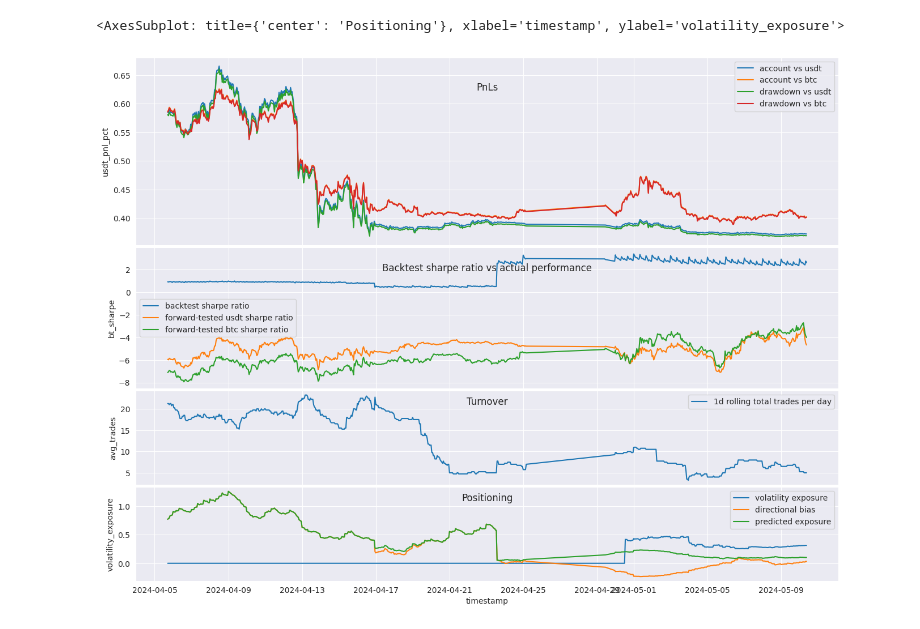
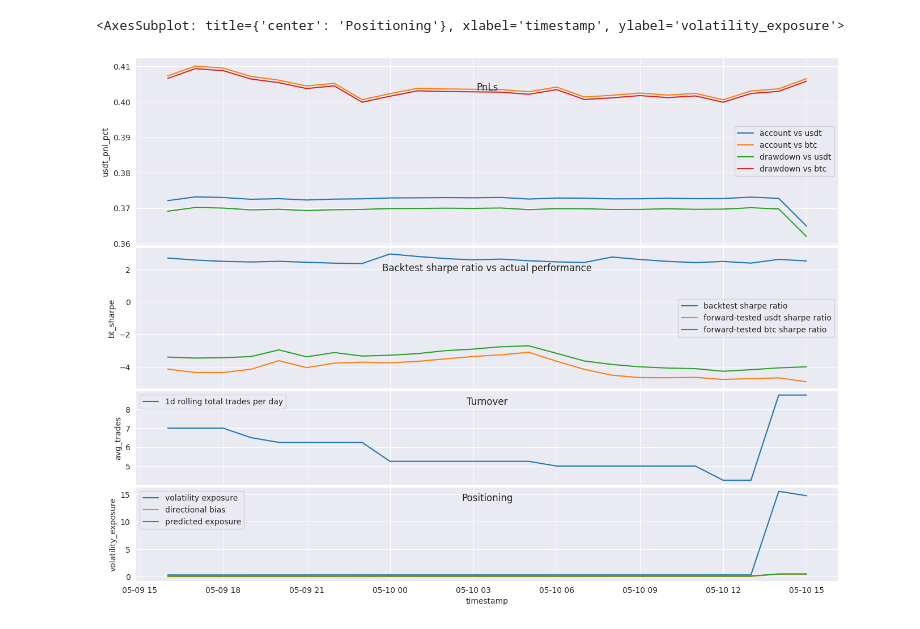
Before and after one commit to codebiscuits/modular_trader, a Jupyter notebook: continuous/inspect_session_records.ipynb, the cells around one changed output. Saved outputs shown, nothing was run; the diff lists cells and outputs as text; code cells hidden in the pictures.

```diff
--- a/continuous/inspect_session_records.ipynb
+++ b/continuous/inspect_session_records.ipynb
@@ -37,32 +37,32 @@ sr = sr.with_columns(
     sr_3.alias('volatility_exposure'),
     bias.alias('bias'),
     pred_exp.alias('pred_exp')
-).tail(720)
+).tail(24)
 
 fig, ax = plt.subplots(nrows=4, figsize=(16, 12), gridspec_kw=dict(height_ratios=[4, 3, 2, 2]), sharex=True)
 fig.subplots_adjust(hspace = 0.02)
 ax[0].set_title('PnLs', y=0.8)
 ax[1].set_title('Backtest sharpe ratio vs actual performance', y=0.8)
 ax[2].set_title('Turnover', y=0.8)
 ax[3].set_title('Positioning', y=0.8)
 
 sns.lineplot(data=sr, x='timestamp', y='usdt_pnl_pct', label='account vs usdt', ax=ax[0])
 sns.lineplot(data=sr, x='timestamp', y='btc_pnl_pct', label='account vs btc', ax=ax[0])
 sns.lineplot(data=sr, x='timestamp', y='usdt_dd', label='drawdown vs usdt', ax=ax[0])
 sns.lineplot(data=sr, x='timestamp', y='btc_dd', label='drawdown vs btc', ax=ax[0])
 
 sns.lineplot(data=sr, x='timestamp', y='bt_sharpe', label='backtest sharpe ratio', ax=ax[1])
 sns.lineplot(data=sr, x='timestamp', y='usdt_sharpe', label='forward-tested usdt sharpe ratio', ax=ax[1])
 sns.lineplot(data=sr, x='timestamp', y='btc_sharpe', label='forward-tested btc sharpe ratio', ax=ax[1])
 
 # sns.lineplot(data=sr, x='timestamp', y='num_trades', label='number of trades per session', ax=ax[2])
 sns.lineplot(data=sr, x='timestamp', y='avg_trades', label='1d rolling total trades per day', ax=ax[2])
 
 sns.lineplot(data=sr, x='timestamp', y='volatility_exposure', label='volatility exposure', ax=ax[3])
 sns.lineplot(data=sr, x='timestamp', y='bias', label='directional bias', ax=ax[3])
 sns.lineplot(data=sr, x='timestamp', y='pred_exp', label='predicted exposure', ax=ax[3])
 
 # statistics
 # %% [output]
 <AxesSubplot: title={'center': 'Positioning'}, xlabel='timestamp', ylabel='volatility_exposure'>
-[figure, old version]
+[figure, new version]
```
Also changed, not shown: 2 other files.
